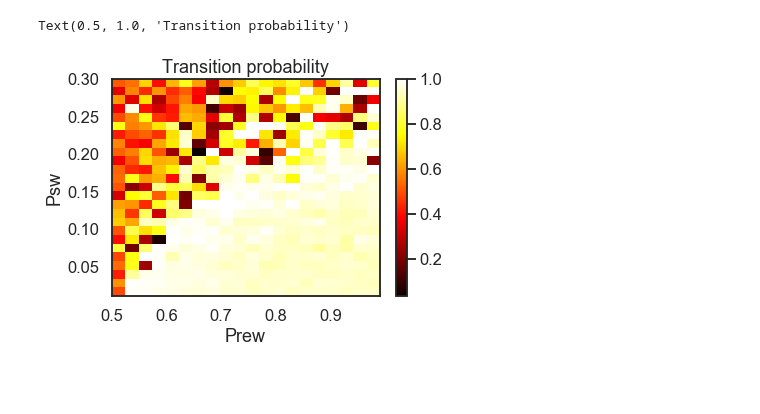
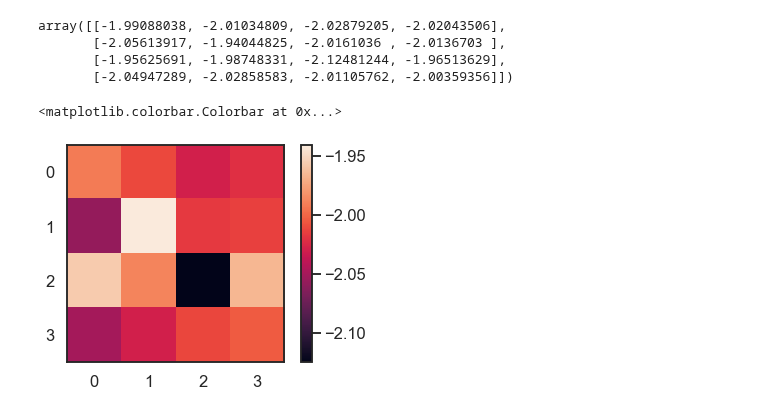
Before and after one commit to nhat-le/switching-simulations, a Jupyter notebook: switchingWorldCharacterization.ipynb, the cells around one changed output. Drawn from its saved outputs; the diff is of its cells as text; code cells hidden in the pictures; blank space fills up the shorter version.

```diff
--- a/switchingWorldCharacterization.ipynb
+++ b/switchingWorldCharacterization.ipynb
@@ -65,22 +74,0 @@ def make_switching_world_withCheck(rlow, rhigh, nblocks, ntrialsLow, ntrialsHigh
-# %%
-nblocks = 100
-
-pswitchlst = np.linspace(0.01, 0.3, 25)
-prewlst = np.linspace(0.5, 0.99, 20)
-
-# prewlist = np.linspace(0.5, 1, 6)
-# pswitchlistLog = np.linspace(np.log(0.01), np.log(0.2), 10)
-# pswitchlist = np.exp(pswitchlistLog)
-efflist = np.zeros((len(pswitchlst), len(prewlst)))
-
-for i, prew in enumerate(prewlst):
-    print(i)
-    for j, pswitch in enumerate(pswitchlst):
-        #print(i, j)
-        world = make_switching_world_withCheck(0, 1, 100, 15, 25)
-
-        agent = InferenceBasedAgent(prew=prew, pswitch=pswitch, type='random')
-
-        exp = Experiment(agent, world)
-        a,b = exp.run()
-        efflist[j,i] = agent.find_efficiency()
@@ -175,11 +132,0 @@ for idsw, psw in enumerate(pswitchlst):
-# %%
-plt.imshow(T11lst, aspect='auto', origin='lower', cmap='hot',
-           extent=[min(prewlst), max(prewlst), min(pswitchlst), max(pswitchlst)]
-          )
-plt.colorbar()
-plt.xlabel('Prew')
-plt.ylabel('Psw')
-plt.title('Transition probability')
-# %% [output]
-Text(0.5, 1.0, 'Transition probability')
-[figure, removed]
@@ -186 +144,14 @@ Text(0.5, 1.0, 'Transition probability')
+# %%
+PRoffsetlist
+# %% [output]
+array([[-1.99088038, -2.01034809, -2.02879205, -2.02043506],
+       [-2.05613917, -1.94044825, -2.0161036 , -2.0136703 ],
+       [-1.95625691, -1.98748331, -2.12481244, -1.96513629],
+       [-2.04947289, -2.02858583, -2.01105762, -2.00359356]])
+# %%
+plt.imshow(PRoffsetlist)
+plt.colorbar()
+# %% [output]
+<matplotlib.colorbar.Colorbar at 0x...>
+[figure, added]
 # %%
```
Also changed, not shown: parts of 17 cells of this notebook, 3 other files.
